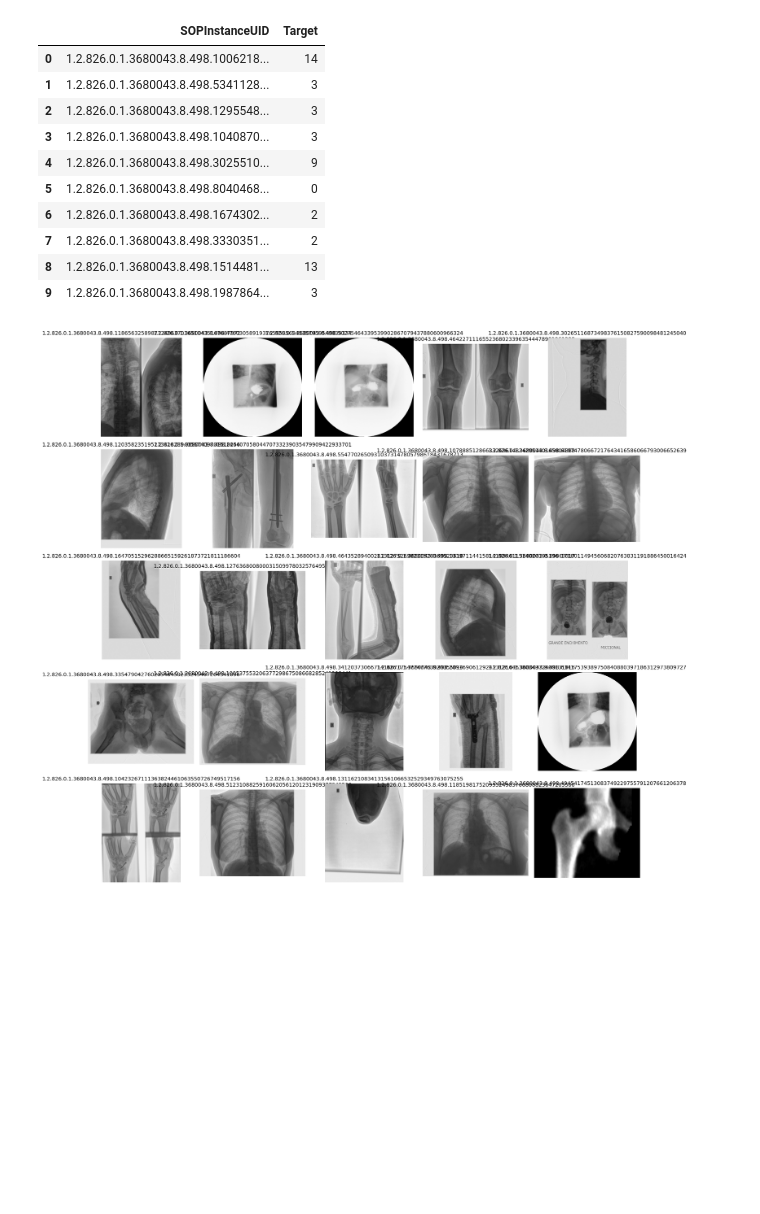
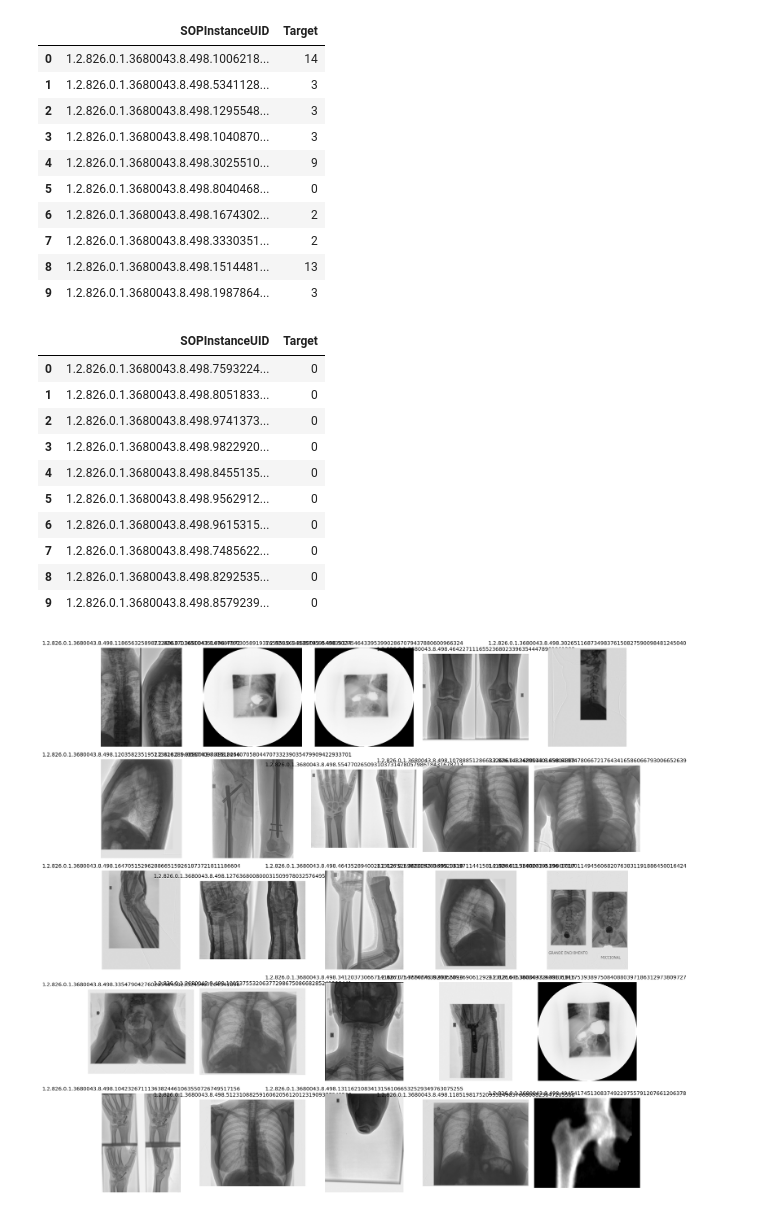
Before and after one commit to cmarty02/dp4_team2, a Jupyter notebook: DATAPROJECT4.ipynb, the cells around one changed output. Saved outputs shown, nothing was run; the diff lists cells and outputs as text; code cells hidden in the pictures; blank space fills up the shorter version.

```diff
--- a/DATAPROJECT4.ipynb
+++ b/DATAPROJECT4.ipynb
@@ -36,6 +41,8 @@ warnings.filterwarnings("ignore", category=UserWarning, module="pydicom")
 train_dir = '/content/drive/MyDrive/DP4/train'
 test_dir = '/content/drive/MyDrive/DP4/test'
 train_csv = '/content/drive/MyDrive/DP4/train.csv'
+# Cargar el archivo sample_submission.csv para obtener el orden de las SOPInstanceUID
+sample_submission_csv = pd.read_csv('/content/drive/MyDrive/DP4/sample_submission.csv')
 
 # Cargar los datos de entrenamiento
 train_df = pd.read_csv(train_csv)
@@ -54,6 +61,20 @@ train_df.head(10)
 | 7 | 1.2.826.0.1.3680043.8.498.3330351... | 2 |
 | 8 | 1.2.826.0.1.3680043.8.498.1514481... | 13 |
 | 9 | 1.2.826.0.1.3680043.8.498.1987864... | 3 |
+# %%
+sample_submission_csv.head(10)
+# %% [output]
+|  | SOPInstanceUID | Target |
+| 0 | 1.2.826.0.1.3680043.8.498.7593224... | 0 |
+| 1 | 1.2.826.0.1.3680043.8.498.8051833... | 0 |
+| 2 | 1.2.826.0.1.3680043.8.498.9741373... | 0 |
+| 3 | 1.2.826.0.1.3680043.8.498.9822920... | 0 |
+| 4 | 1.2.826.0.1.3680043.8.498.8455135... | 0 |
+| 5 | 1.2.826.0.1.3680043.8.498.9562912... | 0 |
+| 6 | 1.2.826.0.1.3680043.8.498.9615315... | 0 |
+| 7 | 1.2.826.0.1.3680043.8.498.7485622... | 0 |
+| 8 | 1.2.826.0.1.3680043.8.498.8292535... | 0 |
+| 9 | 1.2.826.0.1.3680043.8.498.8579239... | 0 |
 # %%
 # Función para mostrar una imagen DICOM y su referencia
 def show_dicom_image_multi(file_path, ax, title):
```
Also changed, not shown: parts of 50 cells of this notebook.
